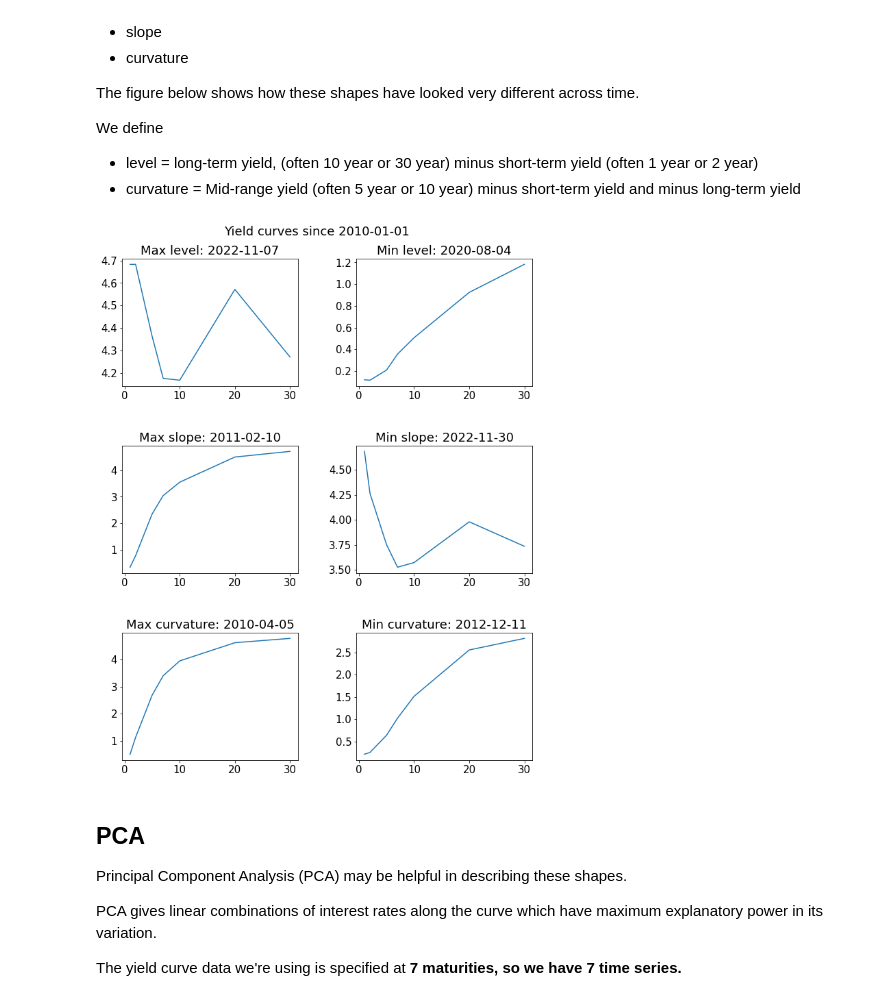
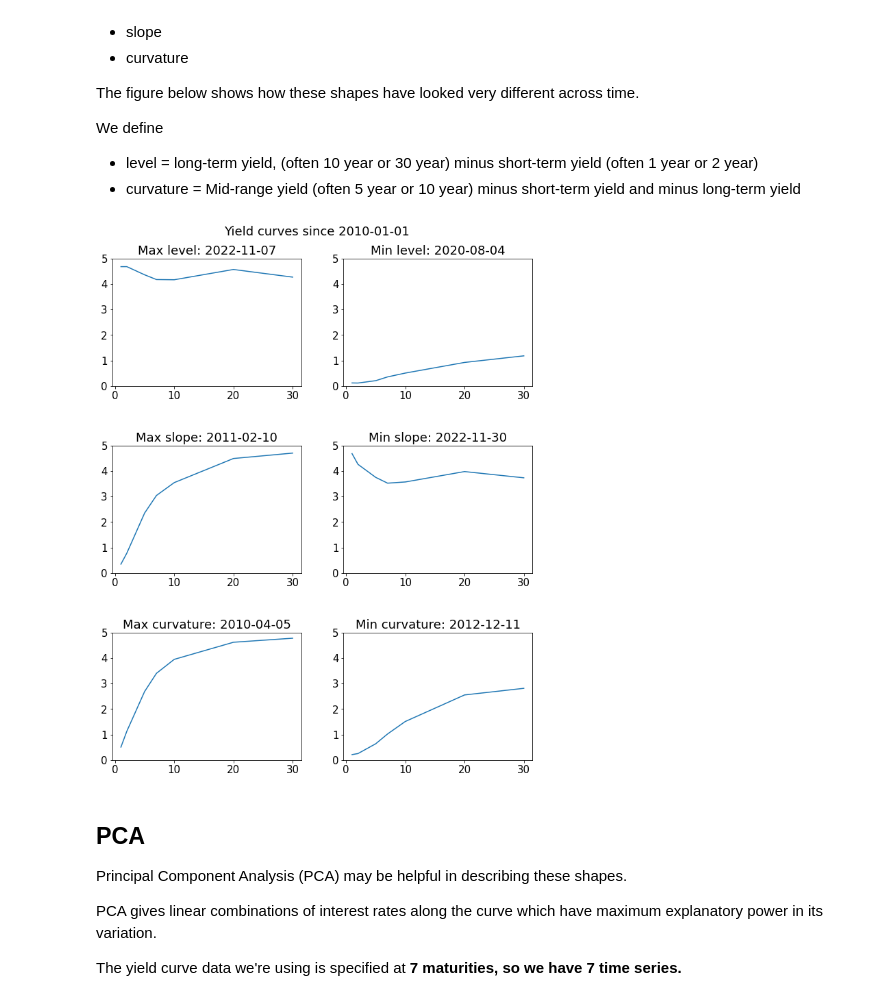
Before and after one commit to madison-rusch/finm-fixedincome-2023, a Jupyter notebook: discussions/W.2. Interest Rate Risk.ipynb, the cells around one changed output. Cells and saved outputs as stored; diff of their text form; code cells hidden in the pictures.

```diff
--- a/discussions/W.2. Interest Rate Risk.ipynb
+++ b/discussions/W.2. Interest Rate Risk.ipynb
@@ -900,40 +900,40 @@ shapes_all['slope'] = yields[30]-yields[1]
 shapes_all['curvature'] = -yields[1] + 2 * yields[10] - yields[30]
 
 DATETHRESH = '2010-01-01'
 shapes = shapes_all[shapes_all.index>DATETHRESH]
 
 fig, axs = plt.subplots(3,2,figsize=(10,12))
 
 idx = shapes['level'].idxmax()
 lab = f'Max level: {yields.loc[idx].name:%Y-%m-%d}'
-yields.loc[idx,:].plot(ax=axs[0,0],title = lab)
+yields.loc[idx,:].plot(ax=axs[0,0],title = lab,ylim=(0,5))
 
 idx = shapes['level'].idxmin()
 lab = f'Min level: {yields.loc[idx].name:%Y-%m-%d}'
-yields.loc[idx,:].plot(ax=axs[0,1],title = lab)
+yields.loc[idx,:].plot(ax=axs[0,1],title = lab,ylim=(0,5))
 
 idx = shapes['slope'].idxmax()
 lab = f'Max slope: {yields.loc[idx].name:%Y-%m-%d}'
-yields.loc[idx,:].plot(ax=axs[1,0],title = lab)
+yields.loc[idx,:].plot(ax=axs[1,0],title = lab,ylim=(0,5))
 
 idx = shapes['slope'].idxmin()
 lab = f'Min slope: {yields.loc[idx].name:%Y-%m-%d}'
-yields.loc[idx,:].plot(ax=axs[1,1],title = lab)
+yields.loc[idx,:].plot(ax=axs[1,1],title = lab,ylim=(0,5))
 
 idx = shapes['curvature'].idxmax()
 lab = f'Max curvature: {yields.loc[idx].name:%Y-%m-%d}'
-yields.loc[idx,:].plot(ax=axs[2,0],title = lab)
+yields.loc[idx,:].plot(ax=axs[2,0],title = lab,ylim=(0,5))
 
 idx = shapes['curvature'].abs().idxmin()
 lab = f'Min curvature: {yields.loc[idx].name:%Y-%m-%d}'
-yields.loc[idx,:].plot(ax=axs[2,1],title = lab)
+yields.loc[idx,:].plot(ax=axs[2,1],title = lab,ylim=(0,5))
 
 fig.tight_layout(pad=3.0)
 fig.suptitle(f'Yield curves since {DATETHRESH}')
 #plt.legend(labs)
 plt.show()
 # %% [output]
-[figure, old version]
+[figure, new version]
 # %% [markdown]
 ## PCA
 
```
Also changed, not shown: 6 other files.
